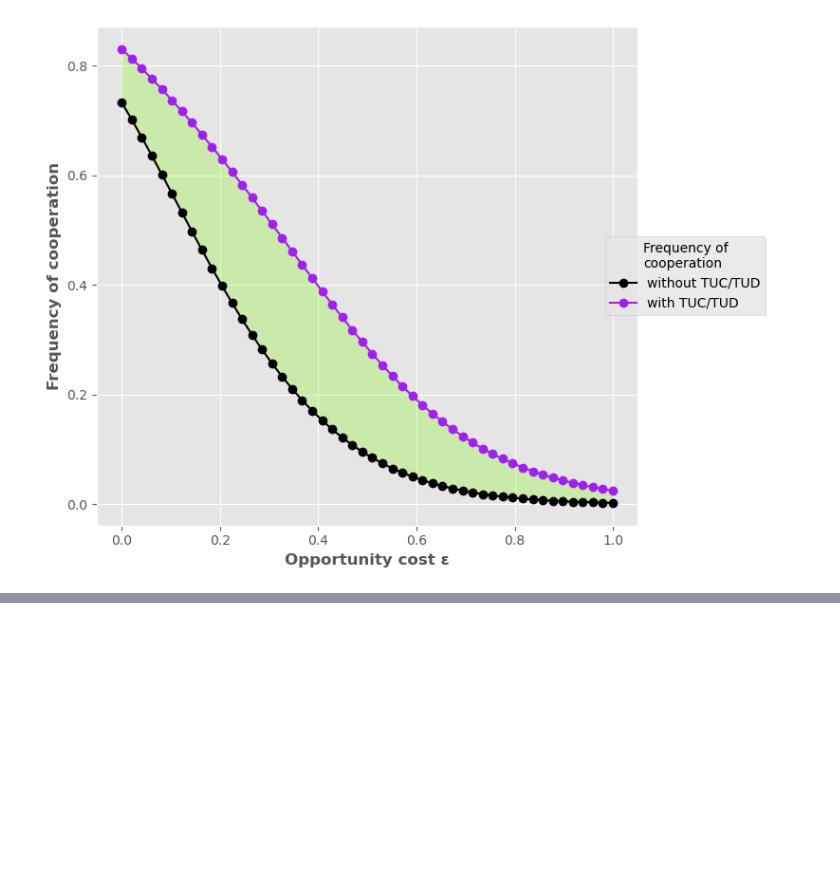
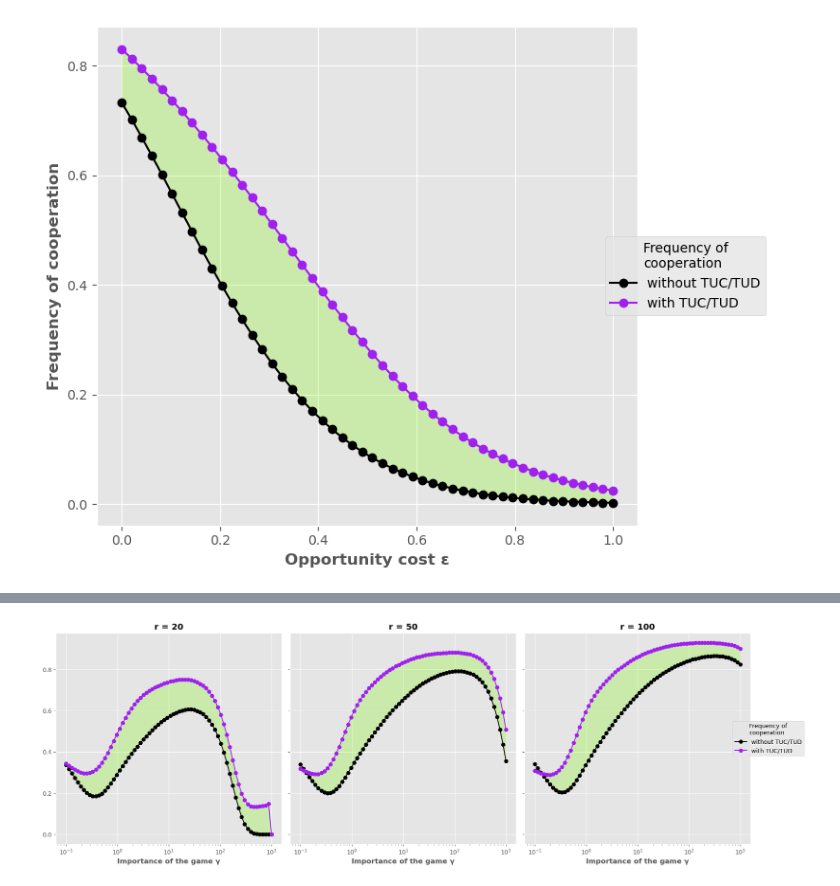
Before and after one commit to mwallemacq/CGT-project-trust-based-strategies, a Jupyter notebook: core_implementation.ipynb, the cells around one changed output, grey strips where cells are left out. Saved outputs shown, nothing was run; the diff lists cells and outputs as text; code cells hidden in the pictures; blank space fills up the shorter version.

```diff
--- a/core_implementation.ipynb
+++ b/core_implementation.ipynb
@@ -255,0 +306,81 @@ plt.show()
+# %%
+plt.style.use("ggplot")
+
+fig, axes = plt.subplots(1, 3, figsize=(18, 6), sharey=True) # source: https://matplotlib.org/stable/api/_as_gen/matplotlib.pyplot.subplots.html
+
+for i, j in enumerate(r_vals):
+    ax = axes[i]
+
+    cooperation_without_trust = []
+    cooperation_with_trust = []
+
+    for g in gamma_vals:
+
+        # Computing payoff matrix for without trust
+        payoff_matrix_without_trust = initialize_payoff_matrix(R=g*R, S=g*S, T=g*T, P=g*P, # Scaling payoffs
+                                                 theta=THETA,
+                                                 check_co_player_probability=CHECK_PROBABILITY,
+                                                 epsilon=EPSILON,
+                                                 r=j,
+                                                 with_trust_based_strategies=False)
+
+        # Calculating stationary distribution over non trust strategies
+        frequencies_without_trust = get_stationary_distribution(payoff_matrix_without_trust)
+
+        # Computing cooperation frequency
+        cooperation_without_trust.append(cooperation_frequency(frequencies_without_trust,without_cooperation_strategies, THETA, j))
+
+
+        # Computing payoff matrix for with trust
+        payoff_matrix_with_trust = initialize_payoff_matrix(R=g*R, S=g*S, T=g*T, P=g*P, # Scaling payoffs
+                                                 theta=THETA,
+                                                 check_co_player_probability=CHECK_PROBABILITY,
+                                                 epsilon=EPSILON,
+                                                 r=j,
+                                                 with_trust_based_strategies=True)
+
+
+        frequencies_with_trust = get_stationary_distribution(payoff_matrix_with_trust)
+
+        cooperation_with_trust.append(cooperation_frequency(frequencies_with_trust,STRATEGIES, THETA, j))
+
+    cooperation_with_trust = np.array(cooperation_with_trust)
+    cooperation_without_trust = np.array(cooperation_without_trust)
+
+    diff = cooperation_with_trust - cooperation_without_trust
+
+
+
+    ax.semilogx(
+        gamma_vals, cooperation_without_trust,
+        color="black", marker="o",
+        label="without TUC/TUD"
+    )
+
+    ax.semilogx(
+        gamma_vals, cooperation_with_trust,
+        color="#a020f0", marker="o",
+        label="with TUC/TUD"
+    )
+
+    ax.fill_between(
+        gamma_vals,
+        cooperation_without_trust,
+        cooperation_with_trust,
+        where=None,
+        color="#7cfc00",
+        alpha=0.25,
+        interpolate=False
+    )
+
+    ax.set_title(f"r = {j}", fontweight="bold")
+    ax.set_xlabel("Importance of the game γ", fontweight="bold")
+
+
+legend = ax.legend(title="""Frequency of\ncooperation""",
+                    loc='center right',
+                    bbox_to_anchor=(1.25, 0.5))
+plt.tight_layout()
+plt.show()
+# %% [output]
+[figure, added]
```
Also changed, not shown: parts of 2 cells of this notebook.
